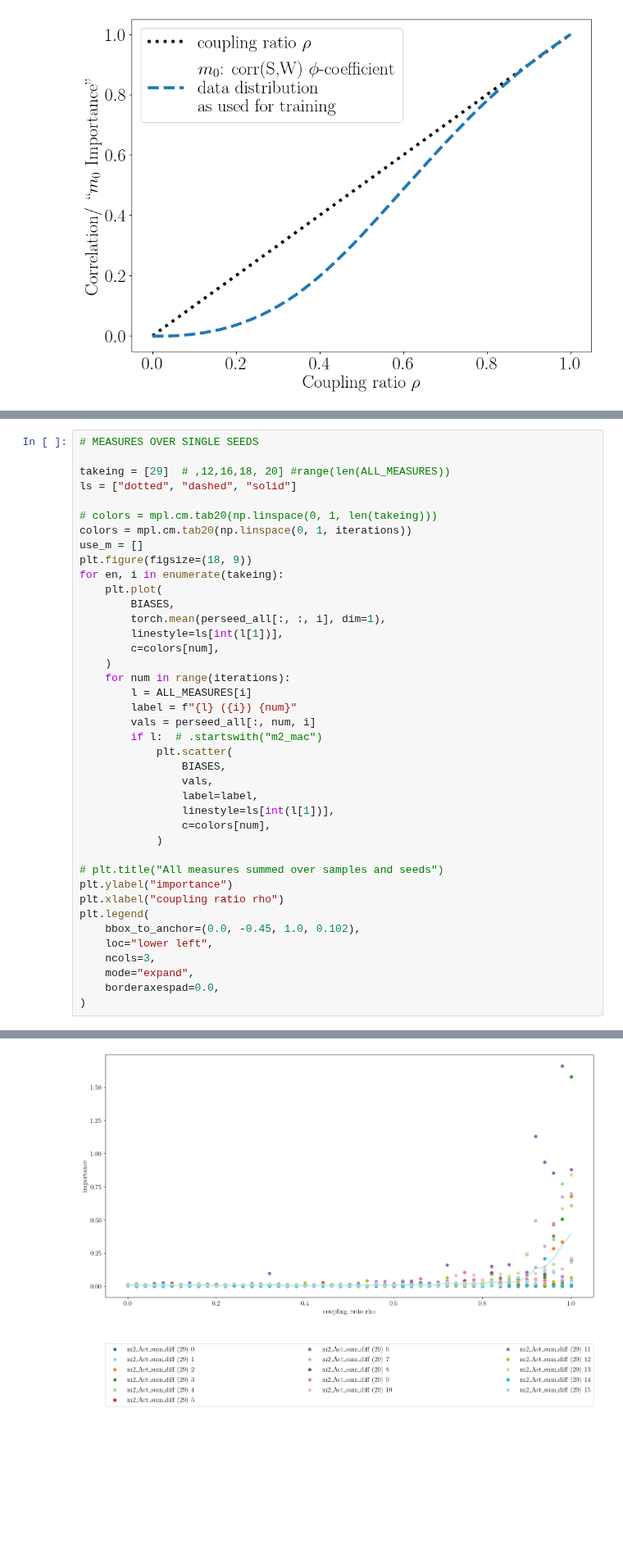
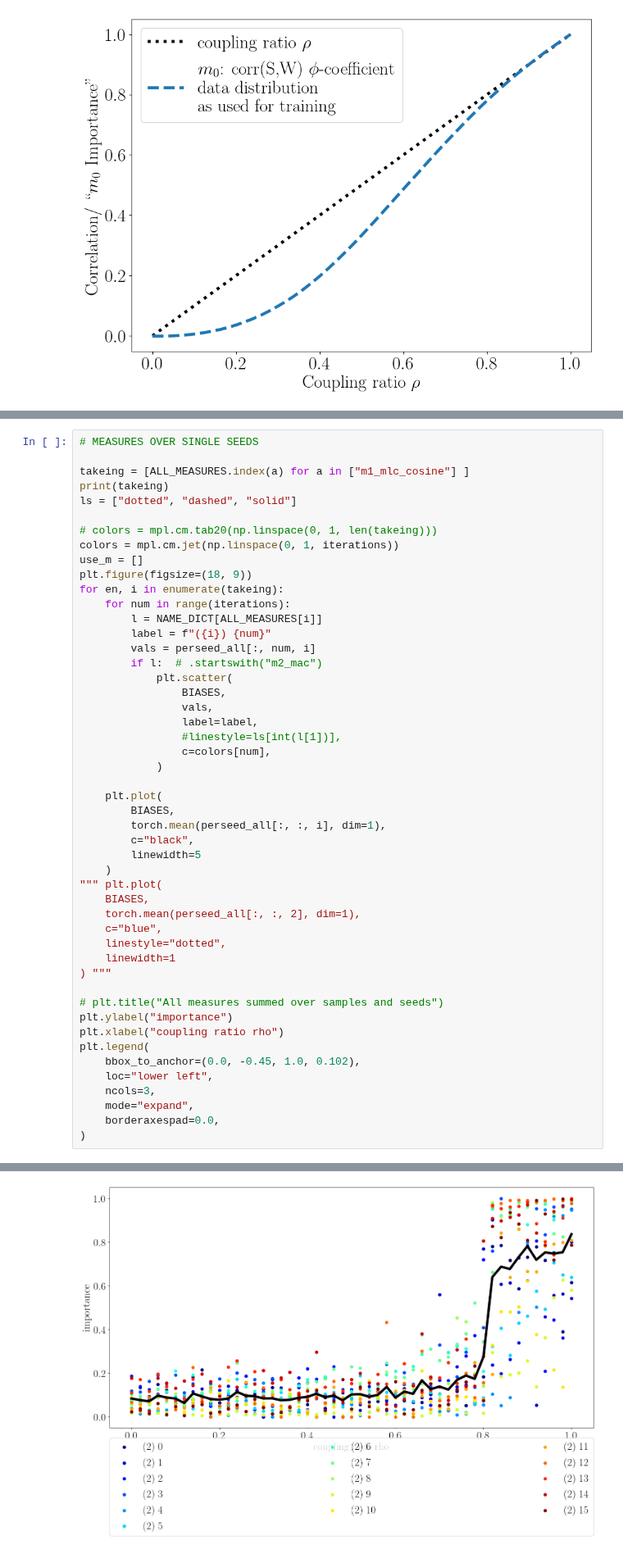
Before and after one commit to lillijo/xai-evaluation-master-thesis, a Jupyter notebook: experiments/compare_measures.ipynb, the cells around one changed output, grey strips where cells are left out. Shown at 82% size. Drawn from its saved outputs; the diff is of its cells as text; blank space fills up the shorter version.

```diff
--- a/experiments/compare_measures.ipynb
+++ b/experiments/compare_measures.ipynb
@@ -1086,32 +1144,41 @@ ax.legend(loc="lower left", ncols=3)
 # %%
 # MEASURES OVER SINGLE SEEDS
 
-takeing = [29]  # ,12,16,18, 20] #range(len(ALL_MEASURES))
+takeing = [ALL_MEASURES.index(a) for a in ["m1_mlc_cosine"] ]
+print(takeing)
 ls = ["dotted", "dashed", "solid"]
 
 # colors = mpl.cm.tab20(np.linspace(0, 1, len(takeing)))
-colors = mpl.cm.tab20(np.linspace(0, 1, iterations))
+colors = mpl.cm.jet(np.linspace(0, 1, iterations))
 use_m = []
 plt.figure(figsize=(18, 9))
 for en, i in enumerate(takeing):
-    plt.plot(
-        BIASES,
-        torch.mean(perseed_all[:, :, i], dim=1),
-        linestyle=ls[int(l[1])],
-        c=colors[num],
-    )
     for num in range(iterations):
-        l = ALL_MEASURES[i]
-        label = f"{l} ({i}) {num}"
+        l = NAME_DICT[ALL_MEASURES[i]]
+        label = f"({i}) {num}"
         vals = perseed_all[:, num, i]
         if l:  # .startswith("m2_mac")
             plt.scatter(
                 BIASES,
                 vals,
                 label=label,
-                linestyle=ls[int(l[1])],
+                #linestyle=ls[int(l[1])],
                 c=colors[num],
             )
+
+    plt.plot(
+        BIASES,
+        torch.mean(perseed_all[:, :, i], dim=1),
+        c="black",
+        linewidth=5
+    )
+""" plt.plot(
+    BIASES,
+    torch.mean(perseed_all[:, :, 2], dim=1),
+    c="blue",
+    linestyle="dotted",
+    linewidth=1
+) """
 
 # plt.title("All measures summed over samples and seeds")
 plt.ylabel("importance")
@@ -1128,4 +1196,4 @@ plt.legend(
-[figure, old version]
+[figure, new version]
 # %%
 fig = plt.figure()
 bias = [a for a in BIASES for i in range(iterations)]
```
Also changed, not shown: parts of 14 cells of this notebook, 3 other files.
